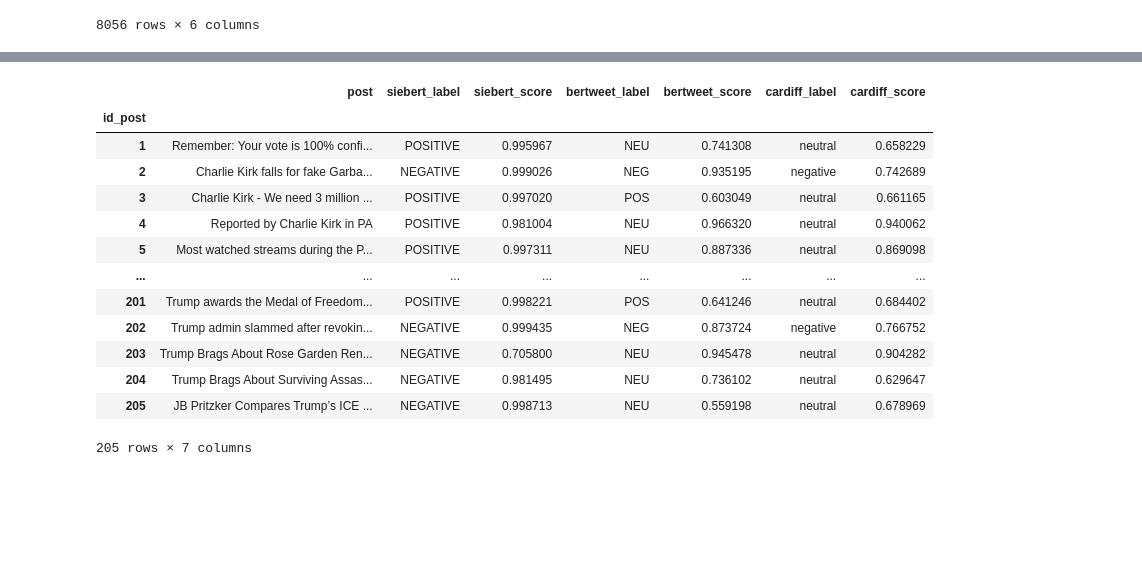
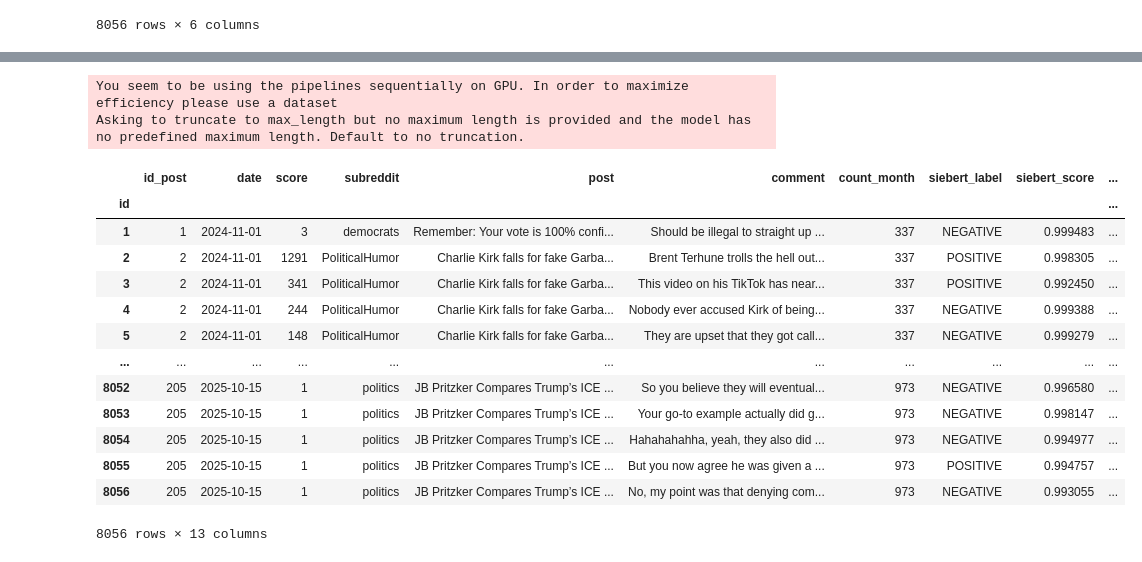
Before and after one commit to Renssit0/Charlie-Kirk-comments-sentiment-analysis, a Jupyter notebook: src/metrics.ipynb, the cells around one changed output, grey strips where cells are left out. Saved outputs shown, nothing was run; the diff lists cells and outputs as text; code cells hidden in the pictures; blank space fills up the shorter version.

```diff
--- a/src/metrics.ipynb
+++ b/src/metrics.ipynb
@@ -2,8 +6,8 @@
 import pandas as pd
 import matplotlib.pyplot as plt
 
-# Import datast
-df = pd.read_csv('charlie_kirk_comments_cleaned.csv', index_col='id', parse_dates=['date'])
+# Import dataset
+df = pd.read_csv('../data/raw/charlie_kirk_comments_cleaned.csv', index_col='id', parse_dates=['date'])
 df
 # %% [output]
 |  | id_post | date | score | subreddit | post | comment |
@@ -48,0 +42,4 @@ NVIDIA GeForce RTX 5070
+# %%
+df['year_month'] = df['date'].dt.to_period('M').astype(str)
+df['count_month'] = df.groupby('year_month')['year_month'].transform('count')
+df.drop(columns=['year_month'], inplace=True)
@@ -49,21 +54,10 @@ NVIDIA GeForce RTX 5070
 # %%
 from transformers import pipeline
+from statistics import mode
 
-# Added truncation to avoid exceedint the token limit. The first part of the comment should capture the essen
-
-# --- 1. Siebert RoBERTa sentiment
+# load models for sentiment analysis
 siebert_sentiment = pipeline("sentiment-analysis", model="siebert/sentiment-roberta-large-english", truncation=True)
-result_siebert = siebert_sentiment("I love this!")
-print("siebert/sentiment-roberta-large-english:", result_siebert)
-
-# --- 2. BERTweet sentiment
 bertweet_sentiment = pipeline("sentiment-analysis", model="finiteautomata/bertweet-base-sentiment-analysis", truncation=True)
-result_bertweet = bertweet_sentiment("I love this!")
-print("finiteautomata/bertweet-base-sentiment-analysis:", result_bertweet)
-
-# --- 3. CardiffNLP Twitter RoBERTa sentiment
-cardiff_sentiment = pipeline("sentiment-analysis", model="cardiffnlp/twitter-roberta-base-sentiment-latest", max_length=512, truncation=True)
-result_cardiff = cardiff_sentiment("I love this!")
-print("cardiffnlp/twitter-roberta-base-sentiment-latest:", result_cardiff)
+cardiff_sentiment = pipeline("sentiment-analysis", model="cardiffnlp/twitter-roberta-base-sentiment-latest", truncation=True)
 # %% [output]
 Device set to use cuda:0
@@ -79,29 +70,28 @@ cardiffnlp/twitter-roberta-base-sentiment-latest: [{'label': 'positive', 'score'
 # %%
+# compute sentiment analysis
 def get_sentiment(text, model_pipeline):
-    result = model_pipeline(text)[0]
+    result = model_pipeline(str(text)[:512])[0]
     return result['label'], result['score']
 
-# Post pipeline
-df_post = df.reset_index().loc[:,['id_post','post']].drop_duplicates().set_index('id_post')
+df['siebert_label'], df['siebert_score'] = zip(*df['comment'].apply(lambda x: get_sentiment(x, siebert_sentiment)))
+df['bertweet_label'], df['bertweet_score'] = zip(*df['comment'].apply(lambda x: get_sentiment(x, bertweet_sentiment)))
+df['cardiff_label'], df['cardiff_score'] = zip(*df['comment'].apply(lambda x: get_sentiment(x, cardiff_sentiment)))
 
-df_post['siebert_label'], df_post['siebert_score'] = zip(*df_post['post'].apply(lambda x: get_sentiment(x, siebert_sentiment)))
-df_post['bertweet_label'], df_post['bertweet_score'] = zip(*df_post['post'].apply(lambda x: get_sentiment(x, bertweet_sentiment)))
-df_post['cardiff_label'], df_post['cardiff_score'] = zip(*df_post['post'].apply(lambda x: get_sentiment(x, cardiff_sentiment)))
-
-display(df_post)
-df.to_csv('charlie_kirk_posts_tagged.csv')
+df
 # %% [output]
+You seem to be using the pipelines sequentially on GPU. In order to maximize efficiency please use a dataset
+Asking to truncate to max_length but no maximum length is provided and the model has no predefined maximum length. Default to no truncation.
-|  | post | siebert_label | siebert_score | bertweet_label | bertweet_score | cardiff_label | cardiff_score |
-| id_post |  |  |  |  |  |  |  |
-| 1 | Remember: Your vote is 100% confi... | POSITIVE | 0.995967 | NEU | 0.741308 | neutral | 0.658229 |
-| 2 | Charlie Kirk falls for fake Garba... | NEGATIVE | 0.999026 | NEG | 0.935195 | negative | 0.742689 |
-| 3 | Charlie Kirk - We need 3 million ... | POSITIVE | 0.997020 | POS | 0.603049 | neutral | 0.661165 |
-| 4 | Reported by Charlie Kirk in PA | POSITIVE | 0.981004 | NEU | 0.966320 | neutral | 0.940062 |
-| 5 | Most watched streams during the P... | POSITIVE | 0.997311 | NEU | 0.887336 | neutral | 0.869098 |
-| ... | ... | ... | ... | ... | ... | ... | ... |
-| 201 | Trump awards the Medal of Freedom... | POSITIVE | 0.998221 | POS | 0.641246 | neutral | 0.684402 |
-| 202 | Trump admin slammed after revokin... | NEGATIVE | 0.999435 | NEG | 0.873724 | negative | 0.766752 |
-| 203 | Trump Brags About Rose Garden Ren... | NEGATIVE | 0.705800 | NEU | 0.945478 | neutral | 0.904282 |
-| 204 | Trump Brags About Surviving Assas... | NEGATIVE | 0.981495 | NEU | 0.736102 | neutral | 0.629647 |
-| 205 | JB Pritzker Compares Trump’s ICE ... | NEGATIVE | 0.998713 | NEU | 0.559198 | neutral | 0.678969 |
+|  | id_post | date | score | subreddit | post | comment | count_month | siebert_label | siebert_score | ... |
+| id |  |  |  |  |  |  |  |  |  | ... |
+| 1 | 1 | 2024-11-01 | 3 | democrats | Remember: Your vote is 100% confi... | Should be illegal to straight up ... | 337 | NEGATIVE | 0.999483 | ... |
+| 2 | 2 | 2024-11-01 | 1291 | PoliticalHumor | Charlie Kirk falls for fake Garba... | Brent Terhune trolls the hell out... | 337 | POSITIVE | 0.998305 | ... |
+| 3 | 2 | 2024-11-01 | 341 | PoliticalHumor | Charlie Kirk falls for fake Garba... | This video on his TikTok has near... | 337 | POSITIVE | 0.992450 | ... |
+| 4 | 2 | 2024-11-01 | 244 | PoliticalHumor | Charlie Kirk falls for fake Garba... | Nobody ever accused Kirk of being... | 337 | NEGATIVE | 0.999388 | ... |
+| 5 | 2 | 2024-11-01 | 148 | PoliticalHumor | Charlie Kirk falls for fake Garba... | They are upset that they got call... | 337 | NEGATIVE | 0.999279 | ... |
+| ... | ... | ... | ... | ... | ... | ... | ... | ... | ... | ... |
+| 8052 | 205 | 2025-10-15 | 1 | politics | JB Pritzker Compares Trump’s ICE ... | So you believe they will eventual... | 973 | NEGATIVE | 0.996580 | ... |
+| 8053 | 205 | 2025-10-15 | 1 | politics | JB Pritzker Compares Trump’s ICE ... | Your go-to example actually did g... | 973 | NEGATIVE | 0.998147 | ... |
+| 8054 | 205 | 2025-10-15 | 1 | politics | JB Pritzker Compares Trump’s ICE ... | Hahahahahha, yeah, they also did ... | 973 | NEGATIVE | 0.994977 | ... |
+| 8055 | 205 | 2025-10-15 | 1 | politics | JB Pritzker Compares Trump’s ICE ... | But you now agree he was given a ... | 973 | POSITIVE | 0.994757 | ... |
+| 8056 | 205 | 2025-10-15 | 1 | politics | JB Pritzker Compares Trump’s ICE ... | No, my point was that denying com... | 973 | NEGATIVE | 0.993055 | ... |
-205 rows × 7 columns
+8056 rows × 13 columns
```
Also changed, not shown: parts of 23 cells of this notebook, 9 other files.
